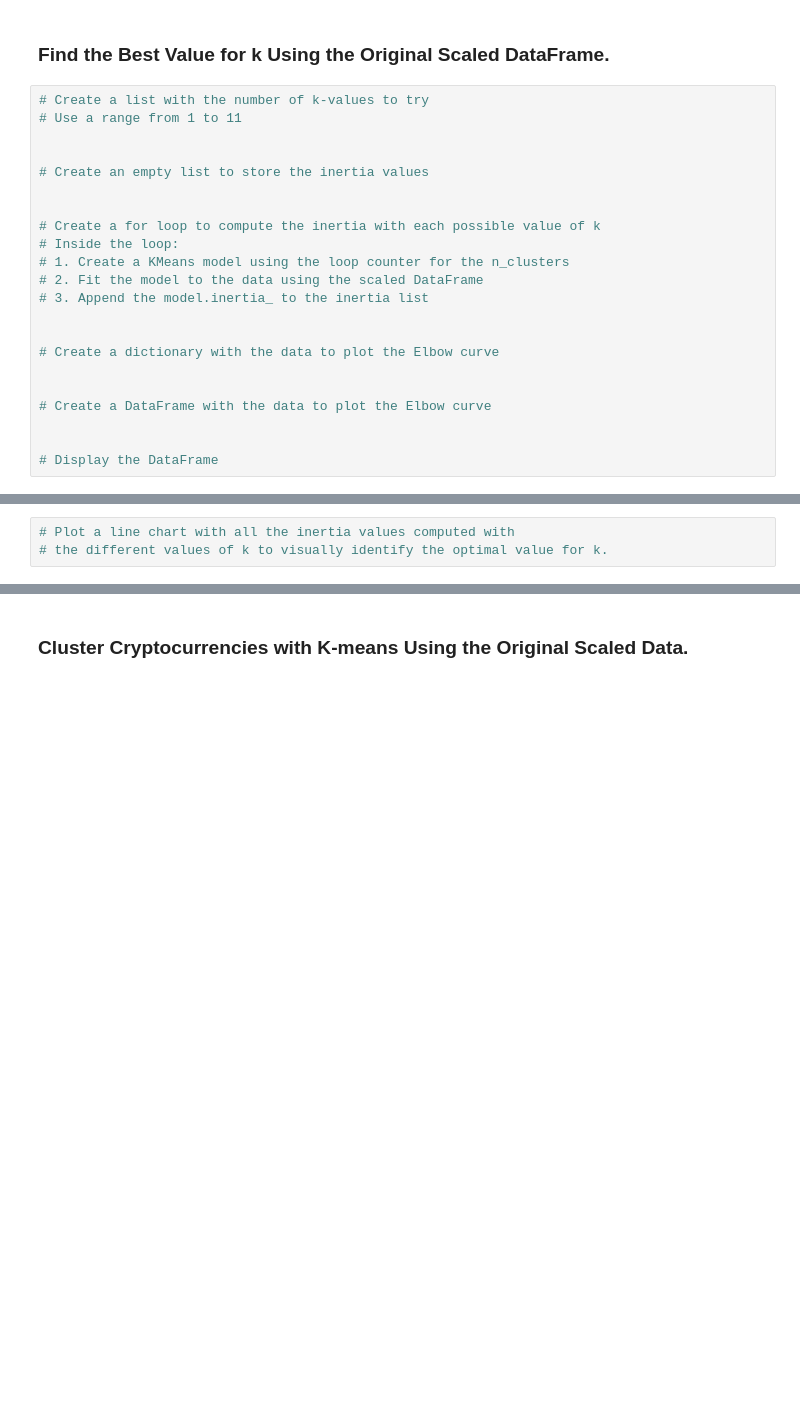
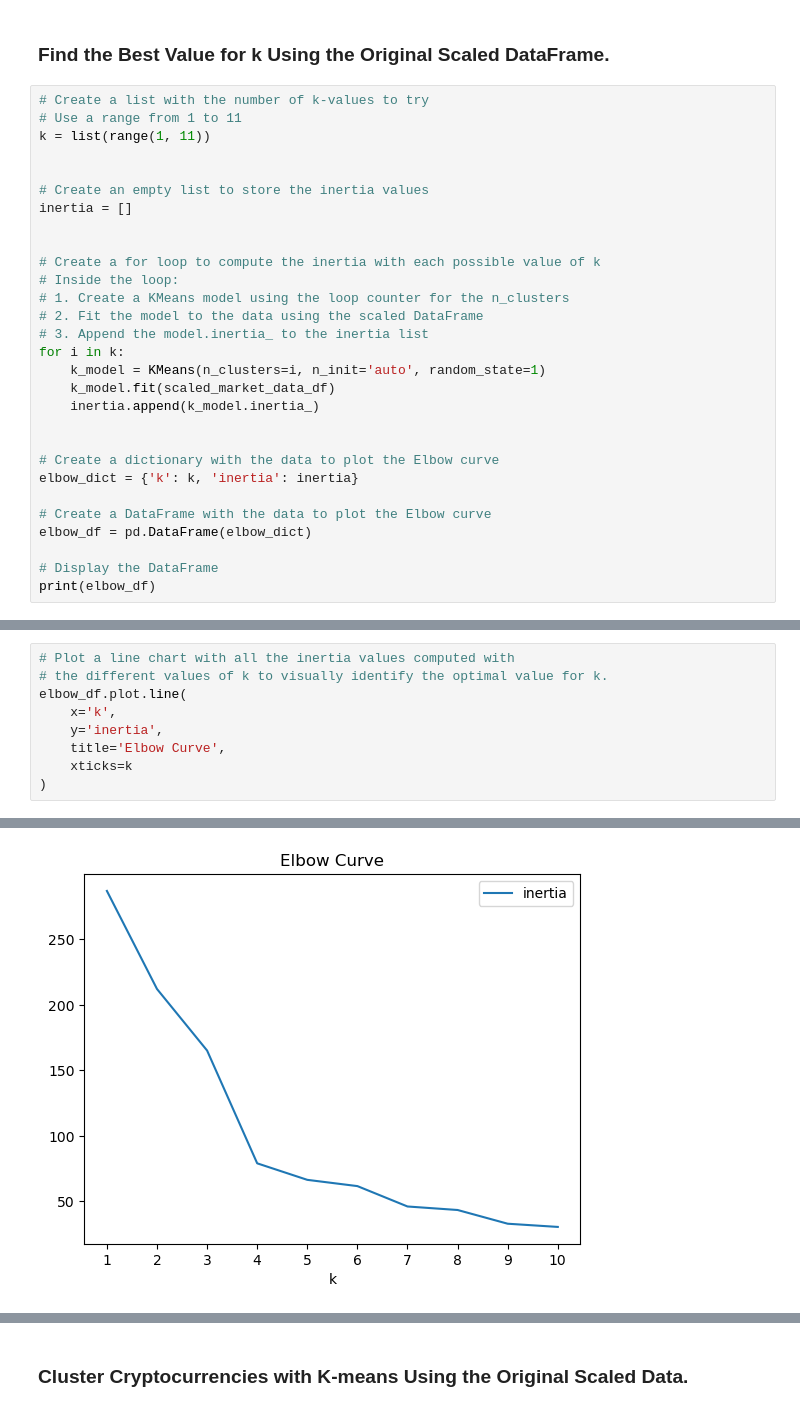
Before and after one commit to Kap4203/CryptoClustering, a Jupyter notebook: Crypto_Clustering.ipynb, the cells around one changed output, grey strips where cells are left out. Saved outputs shown, nothing was run; the diff lists cells and outputs as text; blank space fills up the shorter version.

Commit message:
Found the best value for k an elbow curve plot and confirmed by determining the rate of decrease between each k value.

```diff
--- a/Crypto_Clustering.ipynb
+++ b/Crypto_Clustering.ipynb
@@ -114,9 +114,11 @@ bitcoin-cash                   -0.270317
 # %%
 # Create a list with the number of k-values to try
 # Use a range from 1 to 11
+k = list(range(1, 11))
 
 
 # Create an empty list to store the inertia values
+inertia = []
 
 
 # Create a for loop to compute the inertia with each possible value of k
@@ -124,13 +126,18 @@ bitcoin-cash                   -0.270317
 # 1. Create a KMeans model using the loop counter for the n_clusters
 # 2. Fit the model to the data using the scaled DataFrame
 # 3. Append the model.inertia_ to the inertia list
+for i in k:
+    k_model = KMeans(n_clusters=i, n_init='auto', random_state=1)
+    k_model.fit(scaled_market_data_df)
+    inertia.append(k_model.inertia_)
 
 
 # Create a dictionary with the data to plot the Elbow curve
-
+elbow_dict = {'k': k, 'inertia': inertia}
 
 # Create a DataFrame with the data to plot the Elbow curve
-
+elbow_df = pd.DataFrame(elbow_dict)
 
 # Display the DataFrame
+print(elbow_df)
 # %% [output]
@@ -148,3 +155,10 @@ bitcoin-cash                   -0.270317
 # %%
 # Plot a line chart with all the inertia values computed with
 # the different values of k to visually identify the optimal value for k.
+elbow_df.plot.line(
+    x='k',
+    y='inertia',
+    title='Elbow Curve',
+    xticks=k
+)
+# %% [output]
@@ -150,0 +166 @@ bitcoin-cash                   -0.270317
+[figure, added]
```
Also changed, not shown: parts of 4 cells of this notebook.
